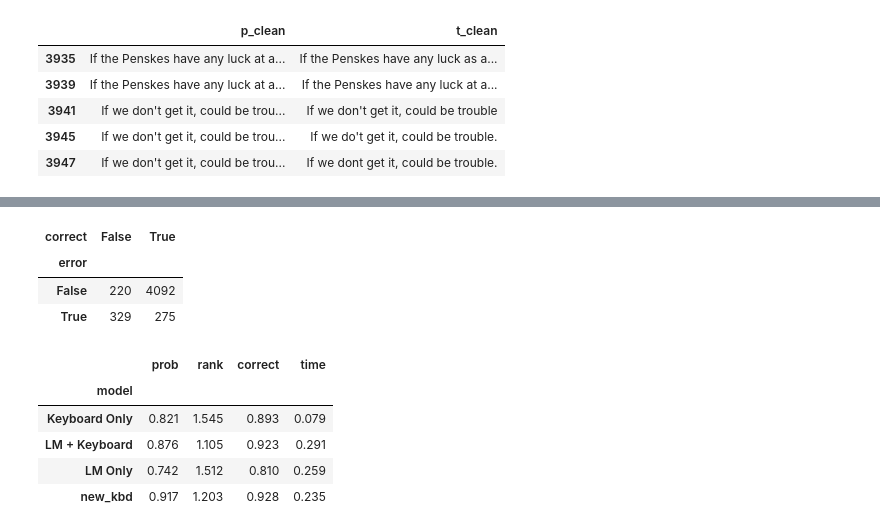
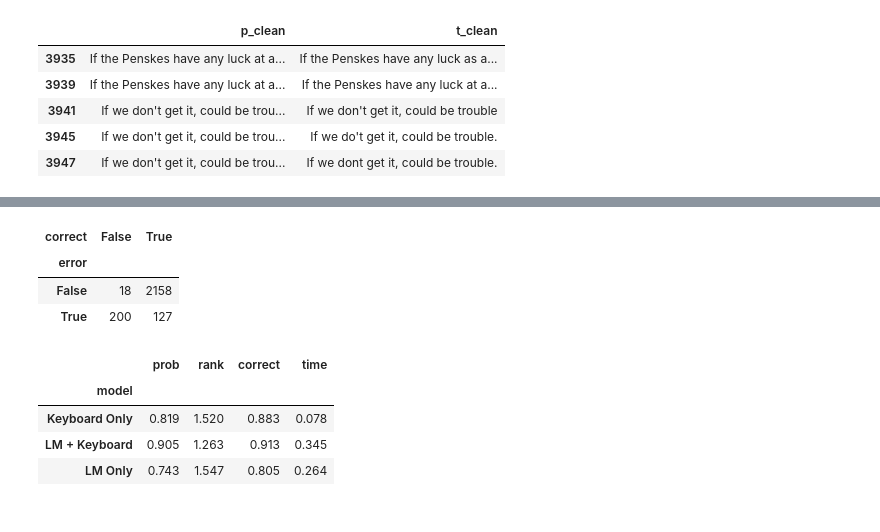
Before and after one commit to csce585-mlsystems/critic-llm, a Jupyter notebook: notebooks/evaluation.ipynb, the cells around one changed output, grey strips where cells are left out. Saved outputs shown, nothing was run; the diff lists cells and outputs as text; code cells hidden in the pictures.

```diff
--- a/notebooks/evaluation.ipynb
+++ b/notebooks/evaluation.ipynb
@@ -172,45 +151,43 @@ dtype: float64
 grade_dfs = []
 
 for path, name in [
-    ('optimized_probs_new_kbd', 'new_kbd'),
     ('optimized_probs', 'LM + Keyboard'),
     ('kbd_probs', 'Keyboard Only'),
     ('lm_probs', 'LM Only')
 ]:
     with open(f'results/{path}.pkl', 'rb') as f:
         results = pickle.load(f)
         grades = grade_all(results)
         grades['model'] = name
         grade_dfs.append(grades)
 
 grades = pd.concat(grade_dfs, axis=0).reset_index(names='i')
 grades['in_list'] = ~pd.isna(grades['rank'])
 
-display(pd.crosstab(grades['error'], grades['correct']))
+display(pd.crosstab(grades.query('model == "LM + Keyboard"')['error'], grades.query('model == "LM + Keyboard"')['correct']))
 
 display(grades.groupby('model').mean().round(3)[['prob', 'rank', 'correct', 'time']])
 # display(grades.query('error').groupby('model').mean().round(2)[['prob', 'rank', 'correct']])
 
 # with sns.plotting_context('talk'):
 #     g = sns.displot(grades, x='prob', row='model', aspect=2)
 #     g.set_titles('{row_name}')
 #     for ax in g.axes.flatten():
 #         rp.ylabel_top(ax=ax)
 
 #     g = sns.displot(grades, x='rank', discrete=True, row='model')
 #     for ax in g.axes.flatten():
 #         rp.ylabel_top(ax=ax)
 # %% [output]
 | correct | False | True |
 | error |  |  |
-| False | 220 | 4092 |
-| True | 329 | 275 |
+| False | 18 | 2158 |
+| True | 200 | 127 |
 |  | prob | rank | correct | time |
 | model |  |  |  |  |
-| Keyboard Only | 0.821 | 1.545 | 0.893 | 0.079 |
-| LM + Keyboard | 0.876 | 1.105 | 0.923 | 0.291 |
-| LM Only | 0.742 | 1.512 | 0.810 | 0.259 |
-| new_kbd | 0.917 | 1.203 | 0.928 | 0.235 |
+| Keyboard Only | 0.819 | 1.520 | 0.883 | 0.078 |
+| LM + Keyboard | 0.905 | 1.263 | 0.913 | 0.345 |
+| LM Only | 0.743 | 1.547 | 0.805 | 0.264 |
 # %%
 # thread_df = grades.query('model == "LM + Keyboard"').copy().drop(columns=['model'])
 # thread_df['cores'] = 2
```
Also changed, not shown: parts of 17 cells of this notebook, 7 other files.
